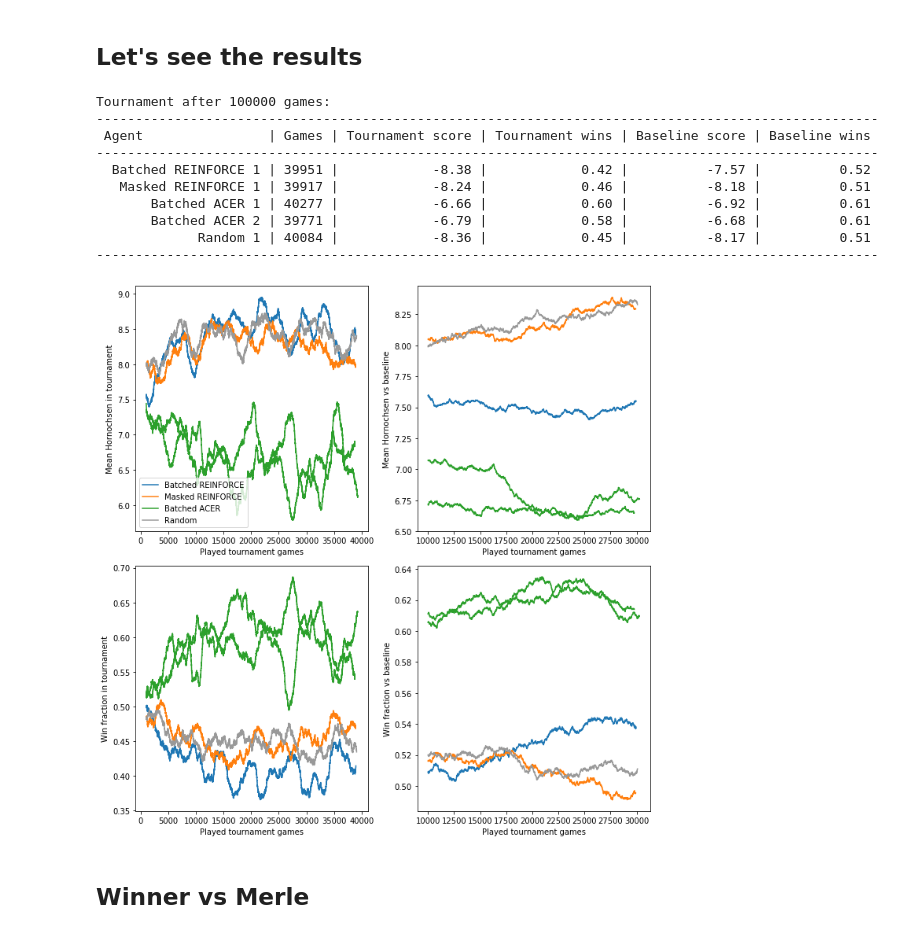
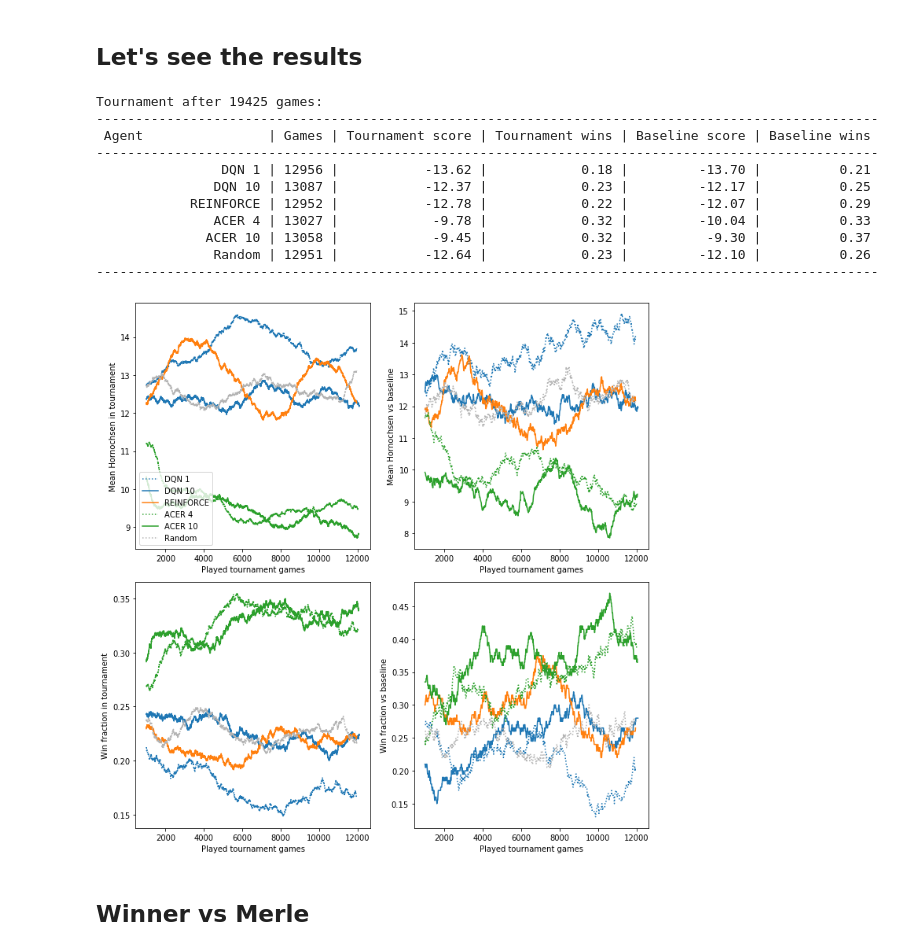
Before and after one commit to johannbrehmer/rl-6-nimmt, a Jupyter notebook: experiments/simple_tournament.ipynb, the cells around one changed output. Cells and saved outputs as stored; diff of their text form; code cells hidden in the pictures.

Commit message:
Tournament updates

```diff
--- a/experiments/simple_tournament.ipynb
+++ b/experiments/simple_tournament.ipynb
@@ -44,5 +23,22 @@ merle = Human("Merle")
+# %%
+agents = {}
+
+agents[f"DQN 1"] = Noisy_D3QN_PRB_NStep(history_length=int(1e5), n_steps=1)
+agents[f"DQN 10"] = Noisy_D3QN_PRB_NStep(history_length=int(1e5), n_steps=10)
+agents[f"REINFORCE"] = BatchedReinforceAgent(r_factor=0.1)
+agents[f"ACER 4"] = BatchedACERAgent(minibatch=4)
+agents[f"ACER 10"] = BatchedACERAgent(minibatch=10)
+
+for agent in agents.values():
+    agent.train()
+
+agents[f"Random"] = DrunkHamster()
+
+baseline_agents = [DrunkHamster(), DrunkHamster(), DrunkHamster()]
+
+merle = Human("Merle")
 # %%
-tournament = Tournament(min_players=2, max_players=2, baseline_agents=baseline_agents)
+tournament = Tournament(min_players=2, max_players=6, baseline_agents=baseline_agents)
 
 for name, agent in agents.items():
     tournament.add_player(name, agent)
@@ -186,14 +72,15 @@ pickle.dump((agents, tournament), open( "./.tournament.pickle", "wb" ))
 # %%
 print(tournament)
 # %% [output]
-Tournament after 100000 games:
+Tournament after 19425 games:
 ----------------------------------------------------------------------------------------------------
  Agent                | Games | Tournament score | Tournament wins | Baseline score | Baseline wins
 ----------------------------------------------------------------------------------------------------
-  Batched REINFORCE 1 | 39951 |            -8.38 |            0.42 |          -7.57 |          0.52
-   Masked REINFORCE 1 | 39917 |            -8.24 |            0.46 |          -8.18 |          0.51
-       Batched ACER 1 | 40277 |            -6.66 |            0.60 |          -6.92 |          0.61
-       Batched ACER 2 | 39771 |            -6.79 |            0.58 |          -6.68 |          0.61
-             Random 1 | 40084 |            -8.36 |            0.45 |          -8.17 |          0.51
+                DQN 1 | 12956 |           -13.62 |            0.18 |         -13.70 |          0.21
+               DQN 10 | 13087 |           -12.37 |            0.23 |         -12.17 |          0.25
+            REINFORCE | 12952 |           -12.78 |            0.22 |         -12.07 |          0.29
+               ACER 4 | 13027 |            -9.78 |            0.32 |         -10.04 |          0.33
+              ACER 10 | 13058 |            -9.45 |            0.32 |          -9.30 |          0.37
+               Random | 12951 |           -12.64 |            0.23 |         -12.10 |          0.26
 ----------------------------------------------------------------------------------------------------
 # %%
@@ -235,27 +107,44 @@ quantities = [
 ]
 fns = [lambda x : -x, lambda x : -x, lambda x : x, lambda x : x]
 baselines = [False, True, False, True]
+
+colors = {
+    "DQN 1": "C0",
+    "DQN 10": "C0",
+    "REINFORCE": "C1",
+    "ACER 4": "C2",
+    "ACER 10": "C2",
+    "Random": "0.7",
+}
+lss = {
+    "DQN 1": ":",
+    "DQN 10": "-",
+    "REINFORCE": "-",
+    "ACER 4": ":",
+    "ACER 10": "-",
+    "Random": ":",
+}
 # %%
 fig = plt.figure(figsize=(10,10))
 
 for panel, (quantity, label, fn, baseline) in enumerate(zip(quantities, labels, fns, baselines)):
     ax = plt.subplot(2,2,panel + 1)
 
     for name in tournament.agents.keys():
         y = np.array(quantity[name])
         x = 10 * np.arange(1, len(y) + 1) if baseline else np.arange(1, len(y) + 1)
-        plot_running_mean(x, fn(y), n=2000, label=create_label(name), color=create_color(name))
+        plot_running_mean(x, fn(y), n=200 if baseline else 2000, label=name, color=colors[name], ls=lss[name])
 
     if panel == 0:
         plt.legend(loc="lower left")
 
     plt.xlabel("Played tournament games")
     plt.ylabel(label)
 
 plt.tight_layout()
-plt.show()
+plt.savefig("tournament_results.pdf")
 # %% [output]
-[figure, old version]
+[figure, new version]
 # %% [markdown]
 ## Winner vs Merle
 # %%
```
Also changed, not shown: parts of 9 cells of this notebook, 1 other file.
